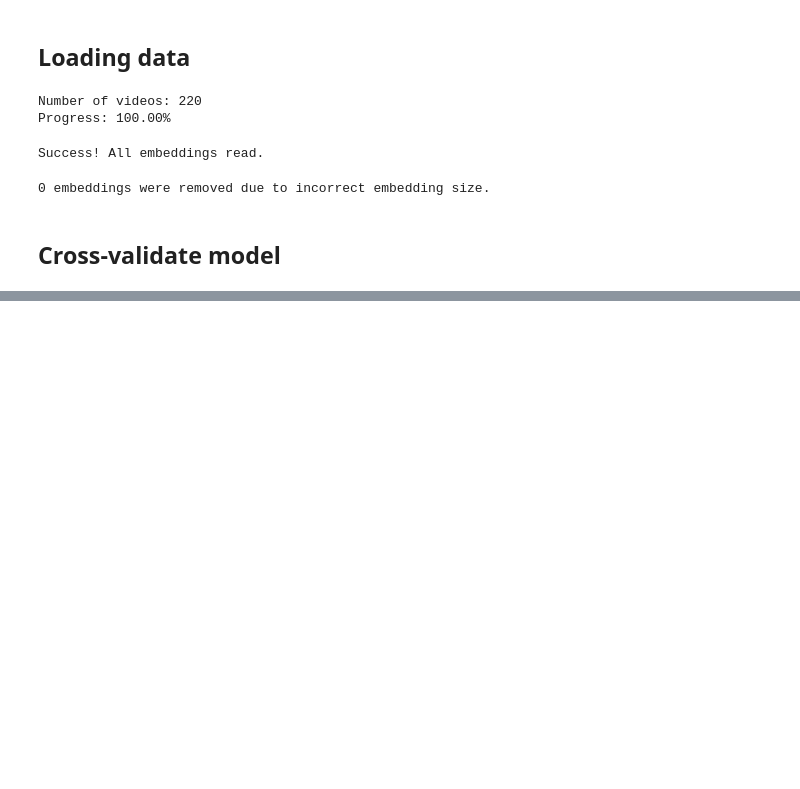
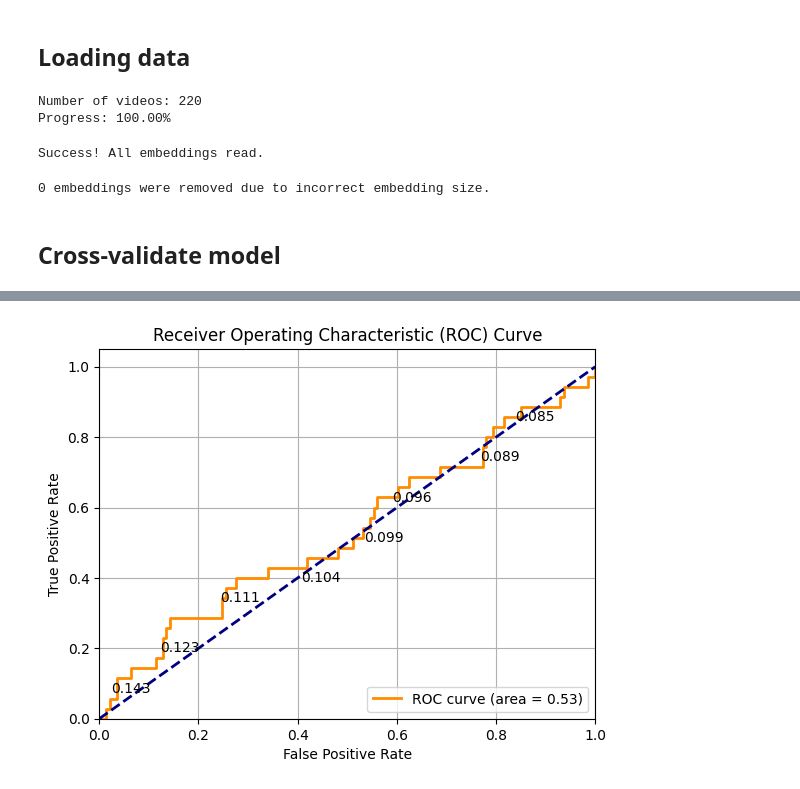
Before and after one commit to ZsofiaK/masterthesis, a Jupyter notebook: Implementation/Pipeline/Classification.ipynb, the cells around one changed output, grey strips where cells are left out. Cells and saved outputs as stored; diff of their text form; code cells hidden in the pictures; blank space fills up the shorter version.

```diff
--- a/Implementation/Pipeline/Classification.ipynb
+++ b/Implementation/Pipeline/Classification.ipynb
@@ -18,15 +20,17 @@ image_size = 448    # The size of the embedded images.
 
 frame_selection_method = 'motionAbsdiff_10'
 
-embedding_method = 'dinov2-vits14-clf'
+embedding_method = 'dinov2-vitg14-clf'
 
 clf_name = 'ShallowNetwork'
 
-val_score = 'f1_score'  # Score to use during cross-validation.
-
-input_size = 3840   # Size of the input vectors (embeddings).
+val_score = 'roc_auc'  # Score to use during cross-validation.
 
 seed = 23   # For reproducability in pseudo-randomness.
+
+nr_frames = int(frame_selection_method.split('_')[-1])
+
+input_size = input_sizes_dict[embedding_method] * nr_frames   # Size of the input vectors (embeddings).
 # %%
 # Setting up parameters for cross validation.
 
@@ -35,7 +39,7 @@ cv_folds = 3
 
 # Parameter grids to use for the models.
 param_grid = { 'ShallowNetwork': {
-    'layers': [0, 1, 2],
+    'layers': [0, 1, 2, 3],
     'dropout_rate': [0.0, 0.25, 0.5],
     'learning_rate': [0.01, 0.001, 0.0001],
     'pos_threshold' : [0.1, 0.15, 0.2, 0.5],  # Threshold for turning sigmoid prediction to binary label.
@@ -176,7 +177,7 @@ from keras.models import Sequential
 from keras.layers import Dense, Dropout
 from keras.optimizers import Adam
 from sklearn.model_selection import StratifiedKFold, KFold
-from sklearn.metrics import recall_score, accuracy_score, f1_score
+from sklearn.metrics import recall_score, accuracy_score, f1_score, roc_auc_score
 from IPython.display import clear_output
 
 def create_shallow_network(input_dim, hidden_layers, dropout_rate, learning_rate):
@@ -253,6 +254,9 @@ def crossval_shallow_network(n_splits, input_dim, X, y, params_grid, \
                   elif val_score == 'f1_score':
                     score = f1_score(y_test, y_pred)
 
+                  elif val_score == 'roc_auc':
+                    score = roc_auc_score(y_test, y_pred_raw)
+
                   else:
                     print(f'ERROR: unexpected validation score {val_score}.')
                     print('Select one of: accuracy, recall, f1_score')
@@ -336 +340,35 @@ model.fit(X_train, y_train)
 <keras.src.callbacks.History at 0x...>
+# %%
+# Display ROC curve for training set if model is a network.
+if clf_name == 'ShallowNetwork':
+  from sklearn.metrics import roc_curve, auc
+  import matplotlib.pyplot as plt
+
+  y_pred_train = model.predict(X_train)
+
+  # Compute the ROC curve values
+  fpr, tpr, thresholds = roc_curve(y_train, y_pred_train)
+
+  # Compute the AUC (Area Under the Curve)
+  roc_auc = auc(fpr, tpr)
+
+  # Plot the ROC curve
+  plt.figure()
+  plt.plot(fpr, tpr, color='darkorange', lw=2, label=f'ROC curve (area = {roc_auc:.2f})')
+  plt.plot([0, 1], [0, 1], color='navy', lw=2, linestyle='--')  # Diagonal line
+
+  # Select a subset of thresholds to annotate for clarity
+  thresholds_to_display = np.linspace(0, len(thresholds) - 1, num=10, dtype=int)
+
+  for i in thresholds_to_display[1:-1]:
+      plt.annotate(f'{thresholds[i]:.3f}', (fpr[i], tpr[i]), textcoords="offset points", xytext=(10,-10), ha='center')
+
+  plt.xlim([0.0, 1.0])
+  plt.ylim([0.0, 1.05])
+  plt.xlabel('False Positive Rate')
+  plt.ylabel('True Positive Rate')
+  plt.title('Receiver Operating Characteristic (ROC) Curve')
+  plt.legend(loc='lower right')
+  plt.grid(True)
+  plt.show()
+# %% [output]
@@ -336,0 +376 @@ model.fit(X_train, y_train)
+[figure, added]
```
Also changed, not shown: parts of 13 cells of this notebook.
